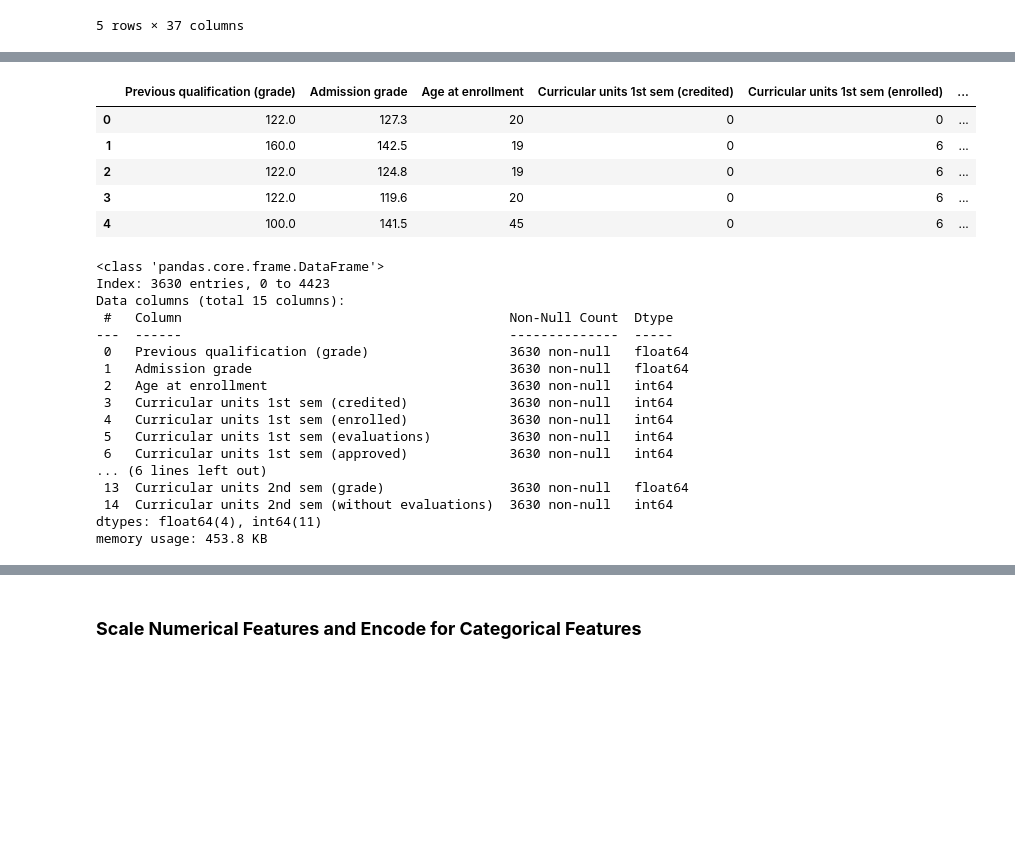
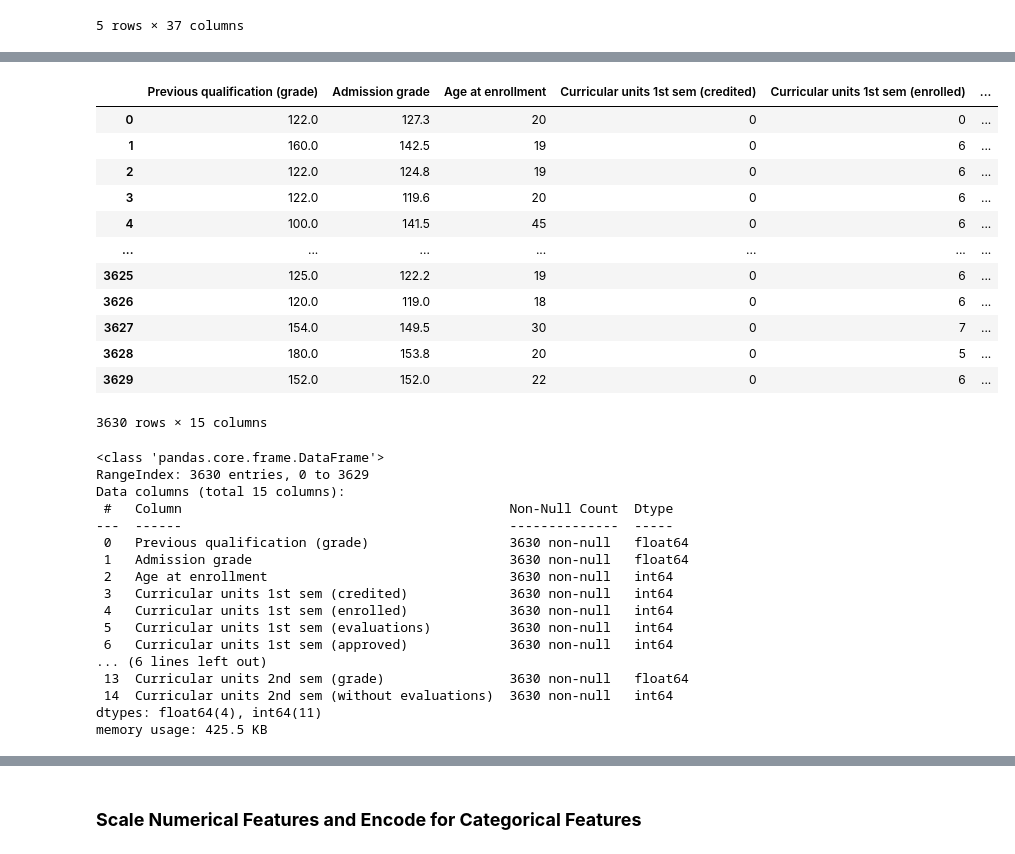
Before and after one commit to bktakacs/Student-Academic-Outcome-Prediction-Capstone, a Jupyter notebook: pre_processing_c2.ipynb, the cells around one changed output, grey strips where cells are left out. Drawn from its saved outputs; the diff is of its cells as text; code cells hidden in the pictures; blank space fills up the shorter version.

```diff
--- a/pre_processing_c2.ipynb
+++ b/pre_processing_c2.ipynb
@@ -25,3 +25,10 @@ df.head()
 | 3 | 1 | 17 | 2 | 9773 | 1 | ... |
 | 4 | 2 | 39 | 1 | 8014 | 0 | ... |
 5 rows × 37 columns
+# %%
+# Encode Target
+from sklearn.preprocessing import OrdinalEncoder
+
+oenc = OrdinalEncoder()
+df[['Target']] = oenc.fit_transform(df[['Target']])
+df
@@ -28,9 +49,9 @@ df.head()
 # %%
 # Drop features we won't be using: Displaced, Unemployment rate, Inflation rate, GDP, as well as Target feature, which is put into its own df and we're removing the 'Enrolled' rows
-df = df.drop(df[df['Target'] == 'Enrolled'].index)
+df = df.drop(df[df['Target'] == 1].index).reset_index()
 df_target = pd.DataFrame(df['Target'])
-df = df.drop(['Displaced', 'Unemployment rate', 'Inflation rate', 'GDP', 'Target'], axis=1)
-df.head()
+df = df.drop(['Displaced', 'Unemployment rate', 'Inflation rate', 'GDP', 'Target', 'index'], axis=1)
+df
 # %% [output]
 |  | Marital status | Application mode | Application order | Course | Daytime/evening attendance\t | ... |
 | 0 | 1 | 17 | 5 | 171 | 1 | ... |
@@ -46,19 +77,26 @@ df_numerical = df[['Previous qualification (grade)', 'Admission grade', 'Age at
 df_categorical = df.drop(columns=df_numerical.columns)
 # %%
 # Numerical features to be scaled: Previous qualification (grade), Admission grade, Age at enrollment, Curricular units 1st sem (credited)	Curricular units 1st sem (enrolled)	Curricular units 1st sem (evaluations)	Curricular units 1st sem (approved)	Curricular units 1st sem (grade)	Curricular units 1st sem (without evaluations)	Curricular units 2nd sem (credited)	Curricular units 2nd sem (enrolled)	Curricular units 2nd sem (evaluations)	Curricular units 2nd sem (approved)	Curricular units 2nd sem (grade)	Curricular units 2nd sem (without evaluations)
-df_numerical.head()
+df_numerical
 # %% [output]
 |  | Previous qualification (grade) | Admission grade | Age at enrollment | Curricular units 1st sem (credited) | Curricular units 1st sem (enrolled) | ... |
 | 0 | 122.0 | 127.3 | 20 | 0 | 0 | ... |
 | 1 | 160.0 | 142.5 | 19 | 0 | 6 | ... |
 | 2 | 122.0 | 124.8 | 19 | 0 | 6 | ... |
 | 3 | 122.0 | 119.6 | 20 | 0 | 6 | ... |
 | 4 | 100.0 | 141.5 | 45 | 0 | 6 | ... |
+| ... | ... | ... | ... | ... | ... | ... |
+| 3625 | 125.0 | 122.2 | 19 | 0 | 6 | ... |
+| 3626 | 120.0 | 119.0 | 18 | 0 | 6 | ... |
+| 3627 | 154.0 | 149.5 | 30 | 0 | 7 | ... |
+| 3628 | 180.0 | 153.8 | 20 | 0 | 5 | ... |
+| 3629 | 152.0 | 152.0 | 22 | 0 | 6 | ... |
+3630 rows × 15 columns
 # %%
 df_numerical.info()
 # %% [output]
 <class 'pandas.core.frame.DataFrame'>
-Index: 3630 entries, 0 to 4423
+RangeIndex: 3630 entries, 0 to 3629
 Data columns (total 15 columns):
  #   Column                                          Non-Null Count  Dtype
 ---  ------                                          --------------  -----
@@ -73,5 +111,5 @@ Data columns (total 15 columns):
  13  Curricular units 2nd sem (grade)                3630 non-null   float64
  14  Curricular units 2nd sem (without evaluations)  3630 non-null   int64
 dtypes: float64(4), int64(11)
-memory usage: 453.8 KB
+memory usage: 425.5 KB
 # %%
```
Also changed, not shown: parts of 16 cells of this notebook.
